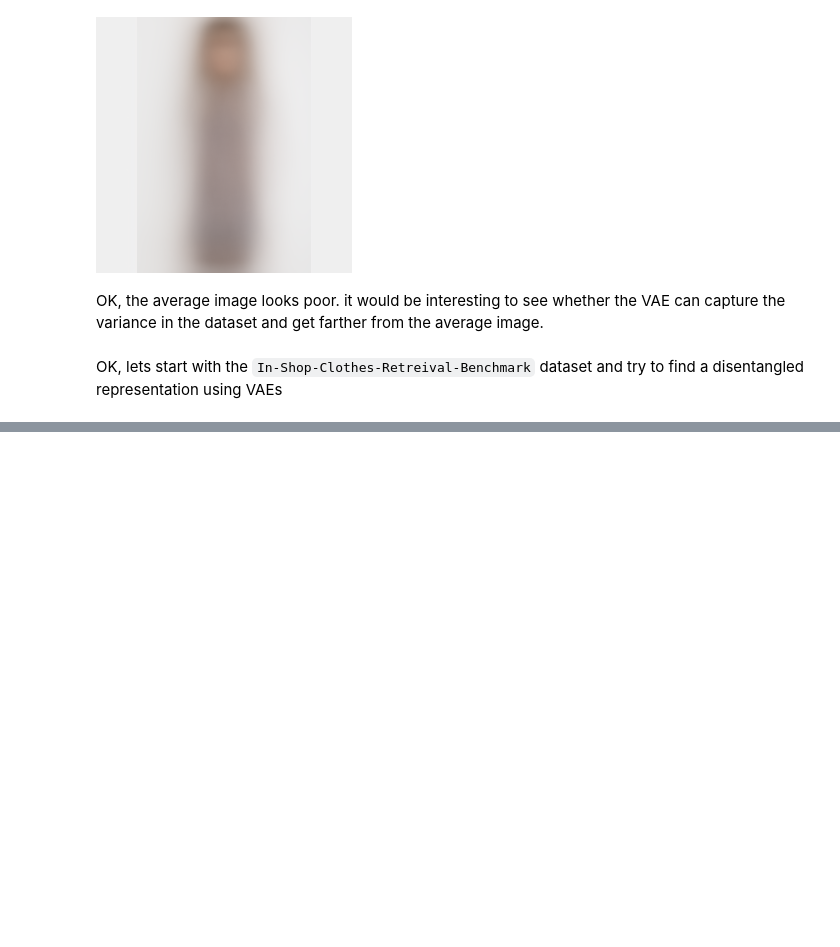
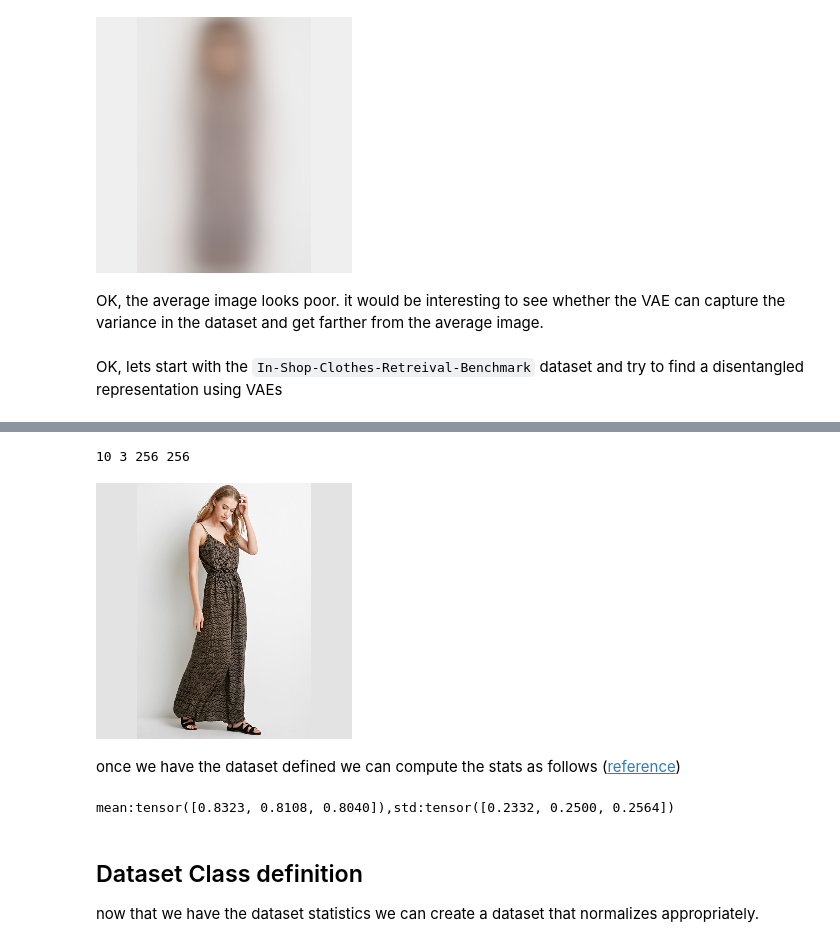
Before and after one commit to guyk1971/PyTorch-VAE, a Jupyter notebook: my_experiments/sandbox/DeepFashion-x.ipynb, the cells around one changed output, grey strips where cells are left out. Drawn from its saved outputs; the diff is of its cells as text; code cells hidden in the pictures; blank space fills up the shorter version.

```diff
--- a/my_experiments/sandbox/DeepFashion-x.ipynb
+++ b/my_experiments/sandbox/DeepFashion-x.ipynb
@@ -217,20 +746,20 @@ trn_tfms = T.Compose([
     # T.RandomAffine(5, translate=(0.01,0.1)),
     #---------------------------------------------
     T.ToTensor(),
-    T.Normalize(mean=[0.485, 0.456, 0.406],
-                std=[0.229, 0.224, 0.225]),
+    # T.Normalize(mean=[0.485, 0.456, 0.406],
+    #             std=[0.229, 0.224, 0.225]),
 ])
 
 val_tfms = T.Compose([
 #     T.ToPILImage(),
     T.ToTensor(),
-    T.Normalize(mean=[0.485, 0.456, 0.406],
-                std=[0.229, 0.224, 0.225]),
+    # T.Normalize(mean=[0.485, 0.456, 0.406],
+    #             std=[0.229, 0.224, 0.225]),
 ])
 
-# todo : look at how the CelebA returns the batch and make sure the below is compatible
 
-class DeepFashion(Dataset):
+
+class DeepFashion(data.Dataset):
     """DeepFashion dataset."""
 
     def __init__(self, files, transform=None):
@@ -243,16 +772,63 @@ class DeepFashion(Dataset):
     def __getitem__(self, ix):
         fpath = self.files[ix]
 #         clss = fname(parent(fpath))  # todo: read the label/attributes
-        img = read(fpath, 1)
-        return img
+        img = read_image(fpath)/255.0
+        # return a dummy label at this stage as it doesnt matter
+        return img,1
 
     def choose(self):
-        return self[randint(len(self))]
+        return self[np.random.randint(len(self))]
+
+    # def collate_fn(self, batch):
+    #     imgs, classes = list(zip(*batch))
+    #     if self.transform:
+    #         imgs = [self.transform(img)[None] for img in imgs]
+    #     classes = [torch.tensor([id2int[clss]]) for clss in classes]
+    #     imgs, classes = [torch.cat(i).to(device) for i in [imgs, classes]]
+    #     return imgs, classes
 
     def collate_fn(self, batch):
         imgs, classes = list(zip(*batch))
         if self.transform:
             imgs = [self.transform(img)[None] for img in imgs]
-        classes = [torch.tensor([id2int[clss]]) for clss in classes]
-        imgs, classes = [torch.cat(i).to(device) for i in [imgs, classes]]
-        return imgs, classes
+        return imgs
+
+
+dataset = DeepFashion(img_fn,trn_tfms)
+loader = data.DataLoader(dataset,batch_size=10,num_workers=0,shuffle=False)
+# %%
+batch=next(iter(loader))
+b,c,h,w=next(iter(loader))[0].shape
+print(b,c,h,w)
+# %% [output]
+10 3 256 256
+# %%
+T.ToPILImage()(batch[0][1])
+# %% [output]
+[figure, added]
+# %% [markdown]
+once we have the dataset defined we can compute the stats as follows ([reference](https://discuss.pytorch.org/t/computing-the-mean-and-std-of-dataset/34949))
+# %%
+# get dataset statistics. to be used for normalizing the dataset
+# h,w=next(iter(loader))[0].shape[2:]
+mean = 0.0
+for images, _ in loader:
+    batch_samples = images.size(0)
+    images = images.view(batch_samples, images.size(1), -1)
+    mean += images.mean(2).sum(0)
+mean = mean / len(loader.dataset)
+
+var = 0.0
+for images, _ in loader:
+    batch_samples = images.size(0)
+    images = images.view(batch_samples, images.size(1), -1)
+    var += ((images - mean.unsqueeze(1))**2).sum([0,2])
+std = torch.sqrt(var / (len(loader.dataset)*h*w))
+
+
+print(f'mean:{mean},std:{std}')
+# %% [output]
+mean:tensor([0.8323, 0.8108, 0.8040]),std:tensor([0.2332, 0.2500, 0.2564])
+# %% [markdown]
+## Dataset Class definition
+now that we have the dataset statistics we can create a dataset that normalizes appropriately.
```
Also changed, not shown: parts of 88 cells of this notebook, 2 other files.
